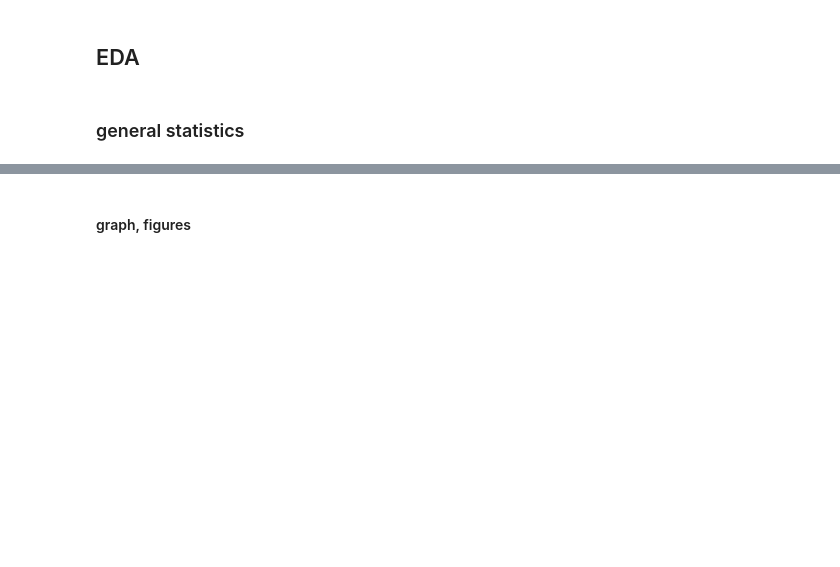
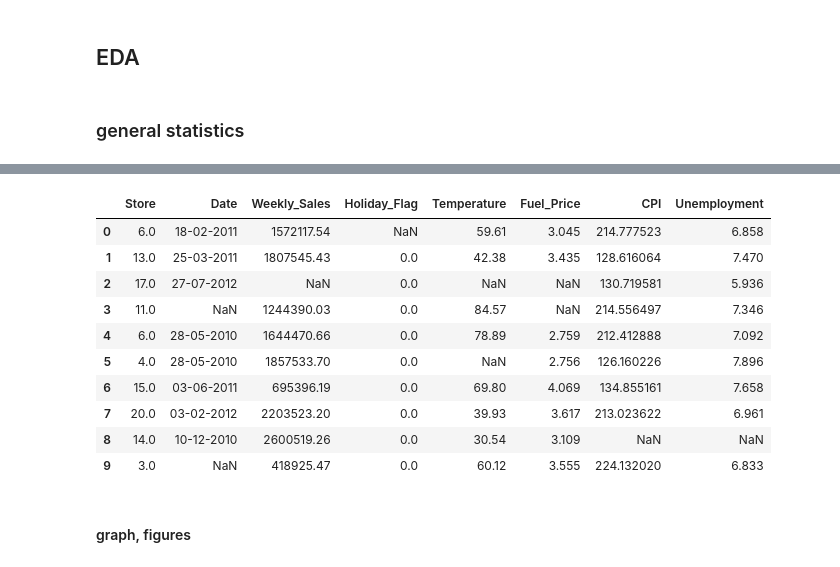
Before and after one commit to MKrouma/Jedha_Walmart-Rate-Uber, a Jupyter notebook: Walmart/notebook/part1_featureEngineering.ipynb, the cells around one changed output, grey strips where cells are left out. Drawn from its saved outputs; the diff is of its cells as text; code cells hidden in the pictures; blank space fills up the shorter version.

```diff
--- a/Walmart/notebook/part1_featureEngineering.ipynb
+++ b/Walmart/notebook/part1_featureEngineering.ipynb
@@ -54,5 +60,19 @@ None
 | 50% | 9.000000 | NaN | 1.261424e+06 | 0.000000 | 62.985000 | 3.451000 | 197.908893 | 7.470000 |
 | 75% | 15.750000 | NaN | 1.806386e+06 | 0.000000 | 76.345000 | 3.706250 | 214.934616 | 8.150000 |
 | max | 20.000000 | NaN | 2.771397e+06 | 1.000000 | 91.650000 | 4.193000 | 226.968844 | 14.313000 |
+# %%
+display(walmart_df.head(10))
+# %% [output]
+|  | Store | Date | Weekly_Sales | Holiday_Flag | Temperature | Fuel_Price | CPI | Unemployment |
+| 0 | 6.0 | 18-02-2011 | 1572117.54 | NaN | 59.61 | 3.045 | 214.777523 | 6.858 |
+| 1 | 13.0 | 25-03-2011 | 1807545.43 | 0.0 | 42.38 | 3.435 | 128.616064 | 7.470 |
+| 2 | 17.0 | 27-07-2012 | NaN | 0.0 | NaN | NaN | 130.719581 | 5.936 |
+| 3 | 11.0 | NaN | 1244390.03 | 0.0 | 84.57 | NaN | 214.556497 | 7.346 |
+| 4 | 6.0 | 28-05-2010 | 1644470.66 | 0.0 | 78.89 | 2.759 | 212.412888 | 7.092 |
+| 5 | 4.0 | 28-05-2010 | 1857533.70 | 0.0 | NaN | 2.756 | 126.160226 | 7.896 |
+| 6 | 15.0 | 03-06-2011 | 695396.19 | 0.0 | 69.80 | 4.069 | 134.855161 | 7.658 |
+| 7 | 20.0 | 03-02-2012 | 2203523.20 | 0.0 | 39.93 | 3.617 | 213.023622 | 6.961 |
+| 8 | 14.0 | 10-12-2010 | 2600519.26 | 0.0 | 30.54 | 3.109 | NaN | NaN |
+| 9 | 3.0 | NaN | 418925.47 | 0.0 | 60.12 | 3.555 | 224.132020 | 6.833 |
 # %% [markdown]
 #### graph, figures
```
Also changed, not shown: parts of 7 cells of this notebook, 3 other files.
